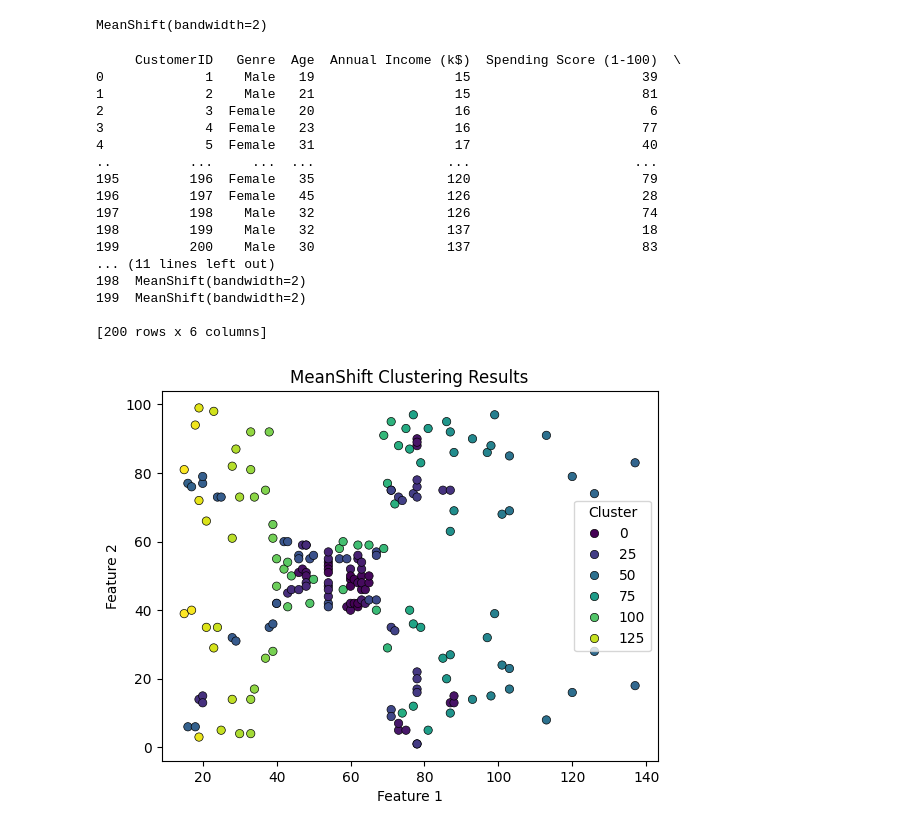
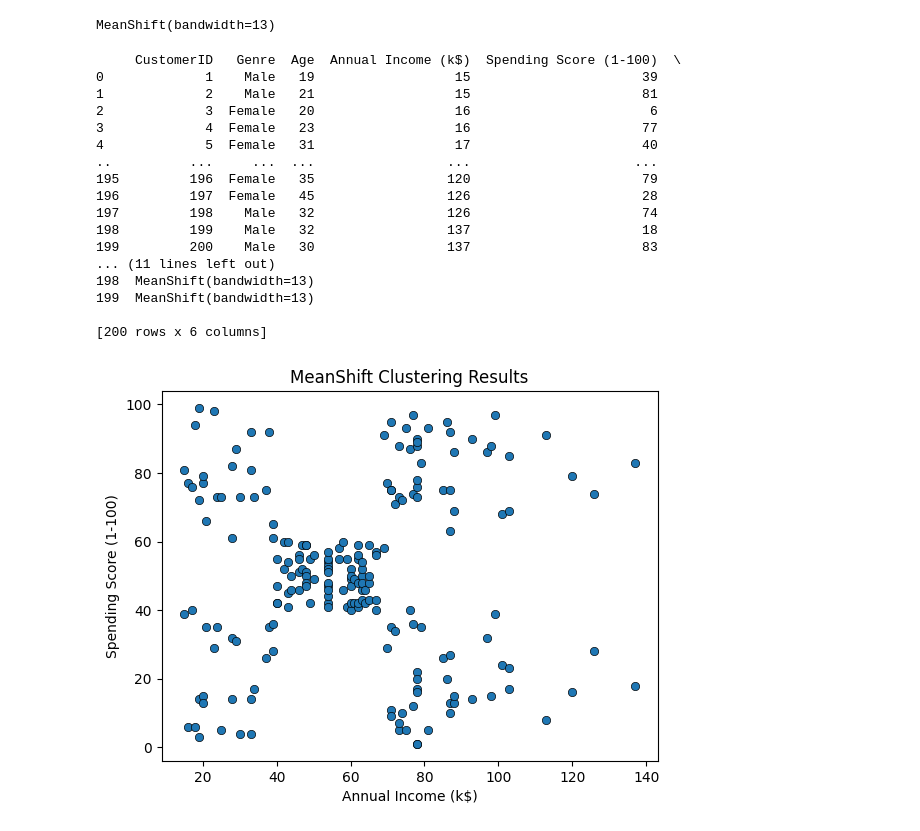
Before and after one commit to Gajalakshmi8123/3.Machine-Learning, a Jupyter notebook: Clustering/MeanShift_clustering.ipynb, the cells around one changed output. Cells and saved outputs as stored; diff of their text form; code cells hidden in the pictures.

```diff
--- a/Clustering/MeanShift_clustering.ipynb
+++ b/Clustering/MeanShift_clustering.ipynb
@@ -20,12 +20,12 @@ X=Dataset.iloc[:,[3,4]].values
 from sklearn.cluster import MeanShift
 
 # Fit the MeanShift model
-meanshift = MeanShift(bandwidth=2)
+meanshift = MeanShift(bandwidth=13).fit(X)
 Mean=meanshift.fit(X)
 # %%
 Mean
 # %% [output]
-MeanShift(bandwidth=2)
+MeanShift(bandwidth=13)
 # %%
 supervised=pd.DataFrame(Dataset)
 # %%
@@ -46,8 +46,8 @@ print(supervised)
 198         199    Male   32                 137                      18
 199         200    Male   30                 137                      83
 ... (11 lines left out)
-198  MeanShift(bandwidth=2)
-199  MeanShift(bandwidth=2)
+198  MeanShift(bandwidth=13)
+199  MeanShift(bandwidth=13)
 
 [200 rows x 6 columns]
 # %%
@@ -55,11 +55,9 @@ supervised.to_csv("MeanShift_cluster.csv",index=False)
 # %%
 import seaborn as sns
 import matplotlib.pyplot as plt
 
-sns.scatterplot(data=data, x='Feature 1', y='Feature 2', hue='Cluster', palette='viridis', edgecolor='k')
-
-
+sns.scatterplot(data=supervised, x=supervised.columns[3], y=supervised.columns[4], palette='viridis', edgecolor='k')
 plt.title('MeanShift Clustering Results')
 plt.show()
 # %% [output]
-[figure, old version]
+[figure, new version]
```
Also changed, not shown: parts of 1 cell of this notebook, 5 other files.
